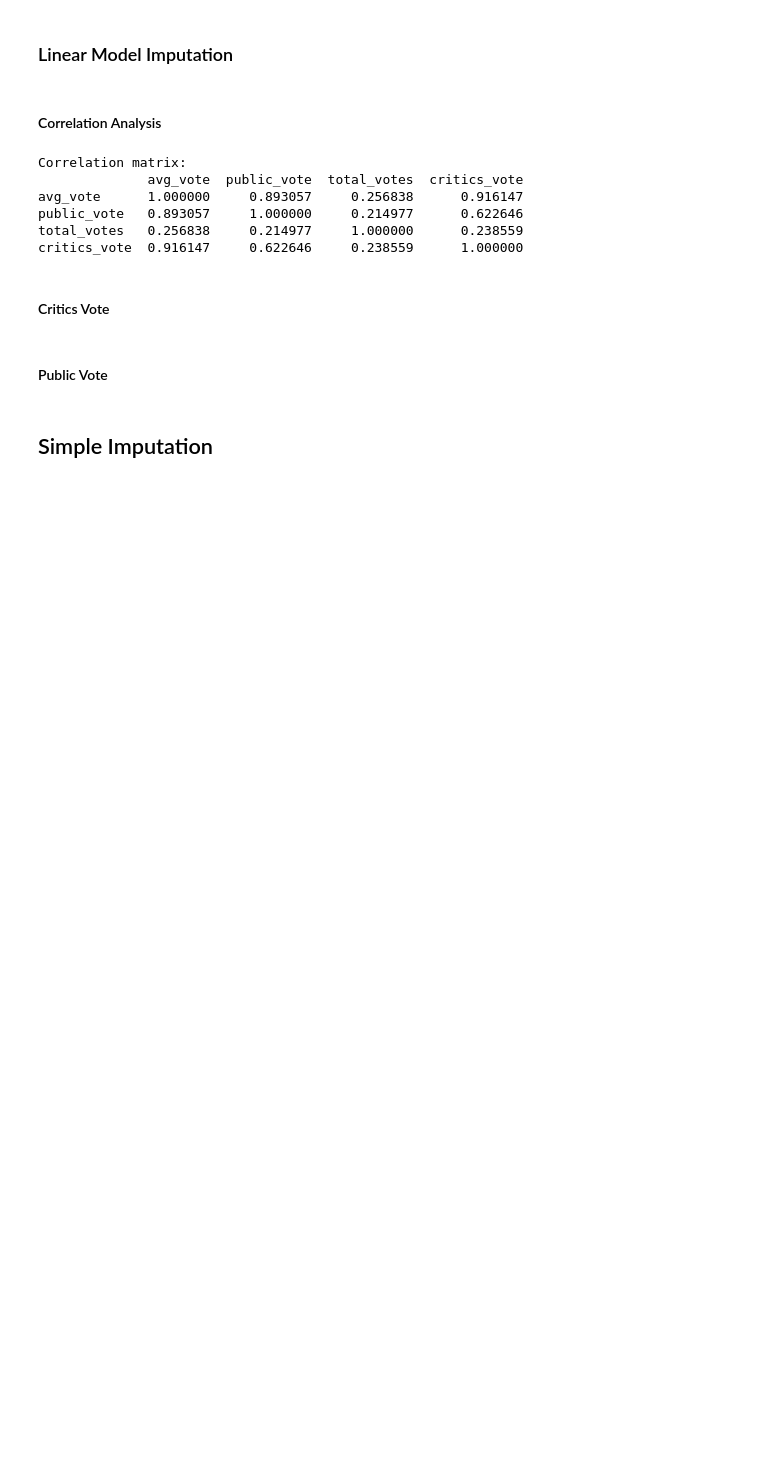
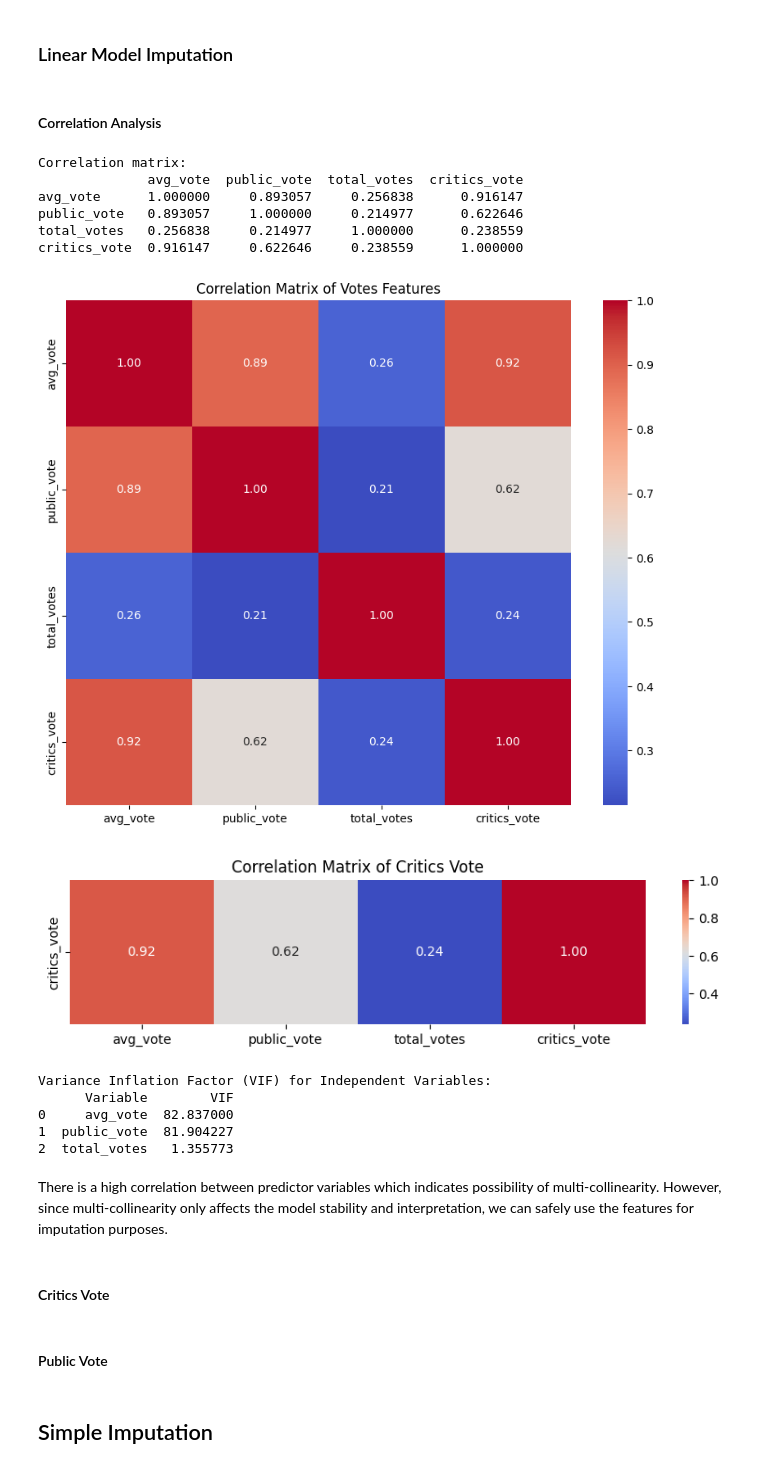
Before and after one commit to pietonov/MovieRatingsPredictor, a Jupyter notebook: Project.ipynb, the cells around one changed output. Drawn from its saved outputs; the diff is of its cells as text; code cells hidden in the pictures; blank space fills up the shorter version.

```diff
--- a/Project.ipynb
+++ b/Project.ipynb
@@ -185,6 +237,45 @@ avg_vote      1.000000     0.893057     0.256838      0.916147
 public_vote   0.893057     1.000000     0.214977      0.622646
 total_votes   0.256838     0.214977     1.000000      0.238559
 critics_vote  0.916147     0.622646     0.238559      1.000000
+# %%
+# Plot correlation matrix
+plt.figure(figsize=(10, 8))
+sns.heatmap(vote_corr_matrix, annot=True, fmt=".2f", cmap="coolwarm", square=True)
+plt.title("Correlation Matrix of Votes Features")
+plt.show()
+
+
+critics_vote_corr = vote_corr_matrix[['critics_vote']].T
+plt.figure(figsize=(10, 2))
+sns.heatmap(critics_vote_corr, annot=True, fmt=".2f", cmap="coolwarm", square=True)
+plt.title("Correlation Matrix of Critics Vote")
+plt.show()
+# %% [output]
+[figure, added]
+[figure, added]
+# %%
+# Define the independent variables (exclude critics_vote, the dependent variable)
+independent_vars = ['avg_vote', 'public_vote', 'total_votes']
+df_vote_cleaned = df_vote[independent_vars].dropna()  # Drop rows with NaNs
+
+# Check for infinities and filter them out
+df_vote_cleaned = df_vote_cleaned.replace([float('inf'), float('-inf')], float('nan')).dropna()
+
+# Calculate VIF for each independent variable
+vif_data = pd.DataFrame()
+vif_data['Variable'] = df_vote_cleaned.columns
+vif_data['VIF'] = [variance_inflation_factor(df_vote_cleaned.values, i) for i in range(df_vote_cleaned.shape[1])]
+
+print("Variance Inflation Factor (VIF) for Independent Variables:")
+print(vif_data)
+# %% [output]
+Variance Inflation Factor (VIF) for Independent Variables:
+      Variable        VIF
+0     avg_vote  82.837000
+1  public_vote  81.904227
+2  total_votes   1.355773
+# %% [markdown]
+There is a high correlation between predictor variables which indicates possibility of multi-collinearity. However, since multi-collinearity only affects the model stability and interpretation, we can safely use the features for imputation purposes.
 # %% [markdown]
 #### Critics Vote
 # %%
```
Also changed, not shown: parts of 19 cells of this notebook, 2 other files.
